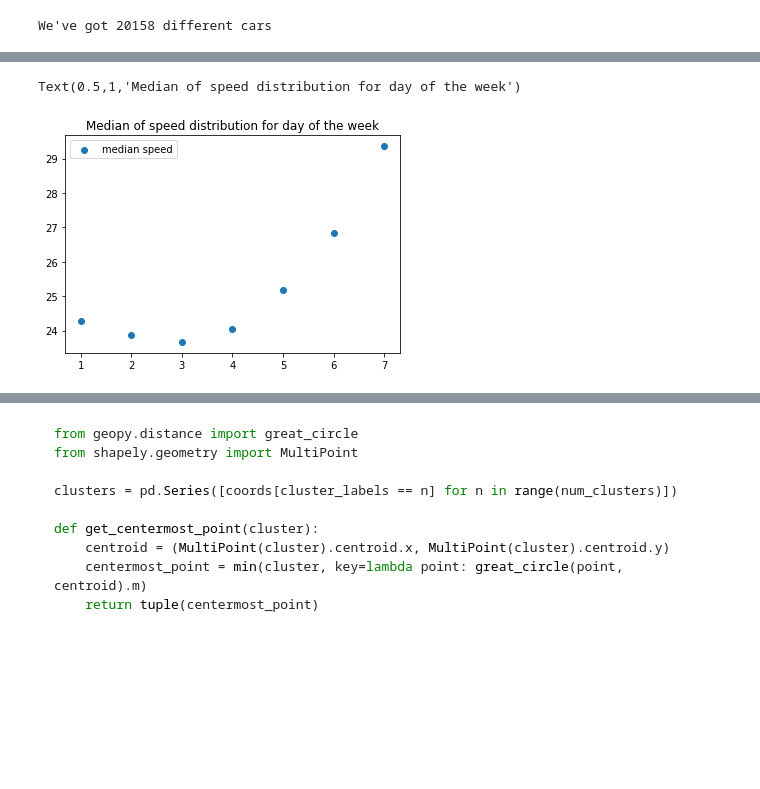
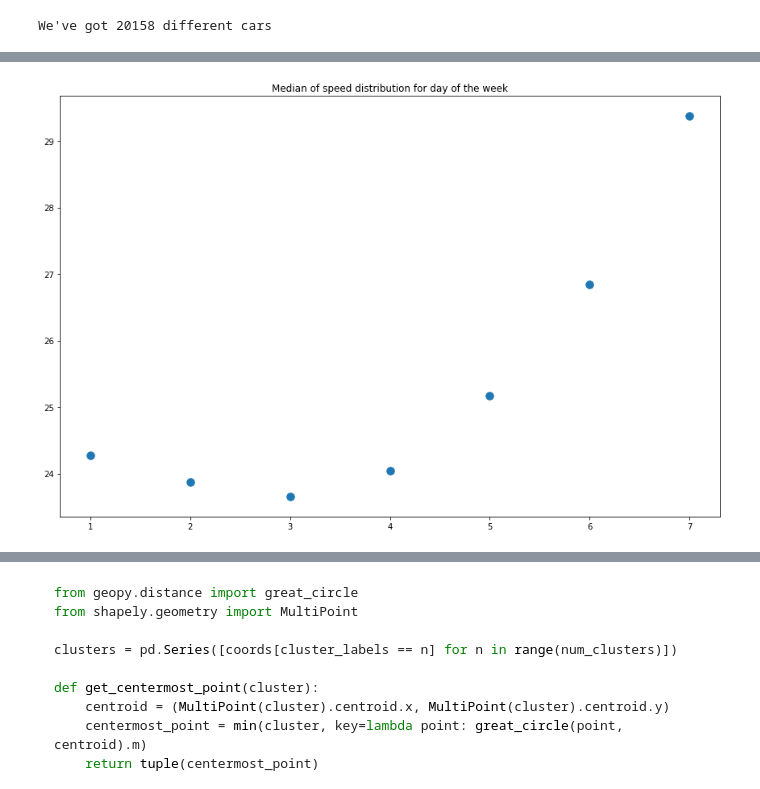
Before and after one commit to Vem-Solutions-spa/dataset_vem_5t_traffic_analysis, a Jupyter notebook: 02_Exploratory_analysis.ipynb, the cells around one changed output, grey strips where cells are left out. Drawn from its saved outputs; the diff is of its cells as text; code cells hidden in the pictures; blank space fills up the shorter version.

```diff
--- a/02_Exploratory_analysis.ipynb
+++ b/02_Exploratory_analysis.ipynb
@@ -32,3 +19,8 @@ turin_june
+# %%
+# LOAD THE TURIN FILE. This may take a while
+
+turin_file_path = 'turin_june.csv'
+turin_june = pd.read_csv(turin_file_path, parse_dates=['recording_date'])
 # %%
 print("We've got %d different cars" %turin_june.device_id.nunique())
 # %% [output]
@@ -142,8 +165,12 @@ medians_weekday, _ = avg_speed_dist(turin_june[turin_june.engine_status == 1], m
 # %%
-plt.scatter(range(1, 8), medians_weekday, label='median speed')
-plt.legend()
+## Plot median speed values by day of the week, and save it under the figurepath specification
+figurepath = 'scatter_med_speed_by_weekday.png'
+
+figure(figsize=(12, 8))
+plt.scatter(range(1, 8), medians_weekday, label='median speed', s=90)
 plt.title('Median of speed distribution for day of the week')
+plt.tight_layout()
+plt.savefig(figurepath)
 # %% [output]
-Text(0.5,1,'Median of speed distribution for day of the week')
-[figure, old version]
+[figure, new version]
 # %%
```
Also changed, not shown: parts of 88 cells of this notebook.
